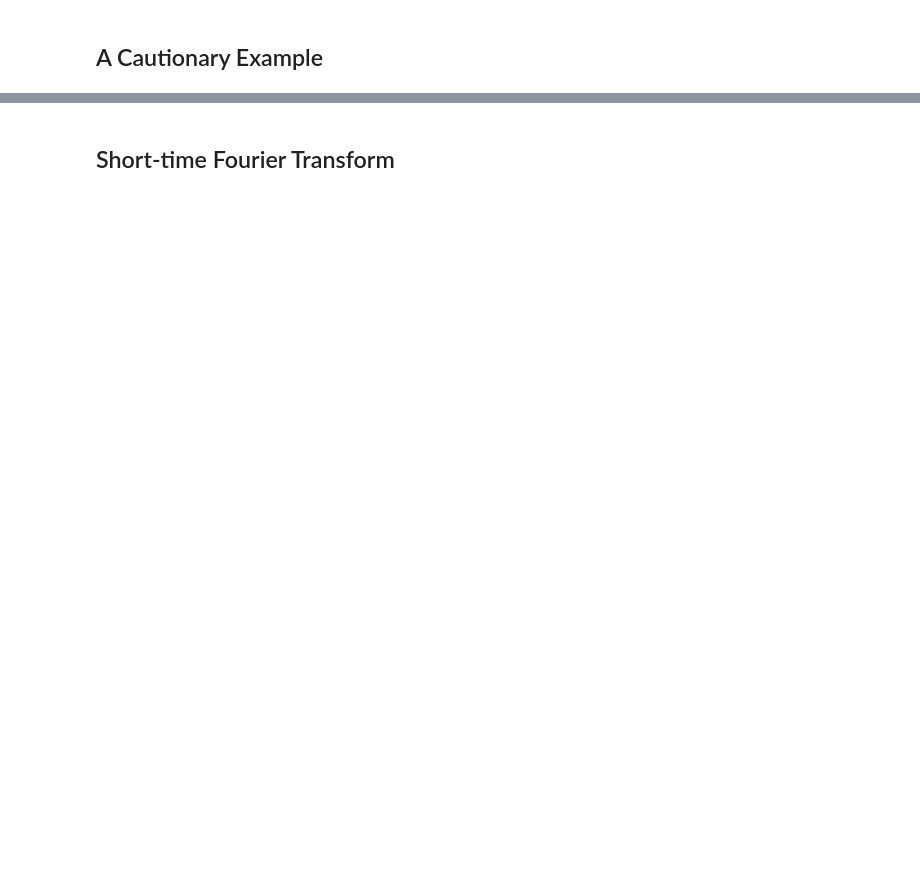
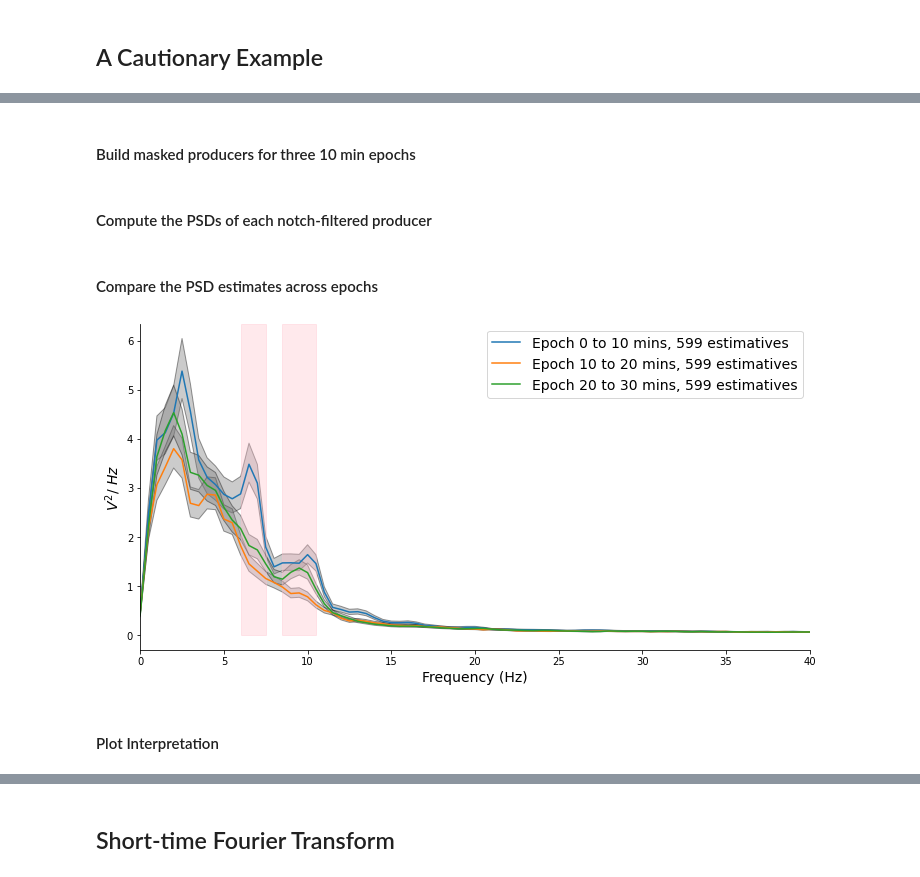
Before and after one commit to mscaudill/openseize, a Jupyter notebook: demos/spectra.ipynb, the cells around one changed output, grey strips where cells are left out. Drawn from its saved outputs; the diff is of its cells as text; code cells hidden in the pictures; blank space fills up the shorter version.

```diff
--- a/demos/spectra.ipynb
+++ b/demos/spectra.ipynb
@@ -530,0 +446,2 @@ Let's interpret the above plot. We have plotted the PSD for each category along
+# %% [markdown]
+#### Build masked producers for three 10 min epochs
@@ -530,0 +464,50 @@ Let's interpret the above plot. We have plotted the PSD for each category along
+# %% [markdown]
+#### Compute the PSDs of each notch-filtered producer
+# %%
+PSDs = dict()
+
+notch = Notch(fstop=60, width=10, fs=fs)
+
+for epoch_name, pro in pros.items():
+
+    # noth filter the producer
+    filtpro = notch(pro, chunksize=5e6, dephase=False, axis=-1)
+
+    # PSD estimate of the filtered producer
+    cnt, freqs, psd = estimators.psd(filtpro, fs, resolution=.5)
+    PSDs[epoch_name] = (cnt, freqs, psd)
+# %% [markdown]
+#### Compare the PSD estimates across epochs
+# %%
+fig, ax = plt.subplots(figsize=(12,6))
+
+for epoch, (cnt, freqs, psd) in PSDs.items():
+
+    ax.plot(freqs, psd.flatten(), label='Epoch {}, {} estimatives'.format(
+        epoch, cnt))
+
+    # add a confidence interval to each PSD
+    ci = metrics.confidence_interval(psd, cnt, alpha=0.05)
+    banded(freqs, *ci[0], ax=ax)
+
+# limit freq axis
+ax.set_xlim([0,40])
+ax.legend(fontsize=14)
+
+#add rectangles where PSDs are very different
+rect = Rectangle((6,0), 1.5, ax.get_ylim()[-1], color='pink', alpha=.35)
+rect2 = Rectangle((8.5,0), 2, ax.get_ylim()[-1], color='pink', alpha=.35)
+ax.add_patch(rect)
+ax.add_patch(rect2)
+
+#configure
+ax.set_xlabel('Frequency (Hz)', fontsize=14)
+ax.set_ylabel(r'$V^2 /\ Hz$', fontsize=14)
+ax.spines.top.set_visible(False)
+ax.spines.right.set_visible(False)
+
+plt.show()
+# %% [output]
+[figure, added]
+# %% [markdown]
+#### Plot Interpretation
```
Also changed, not shown: parts of 47 cells of this notebook.
